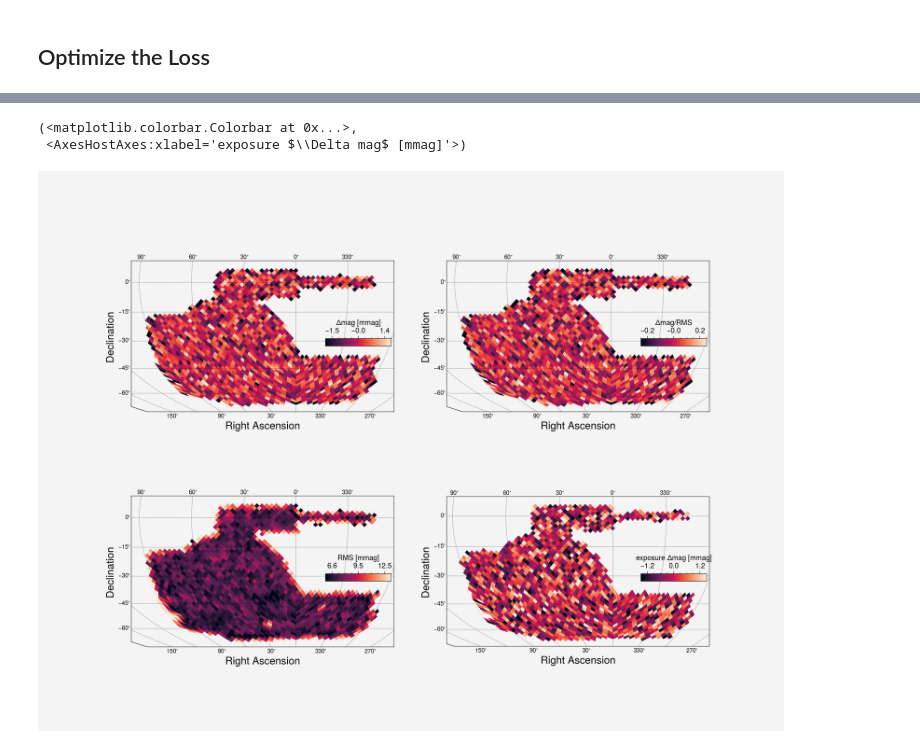
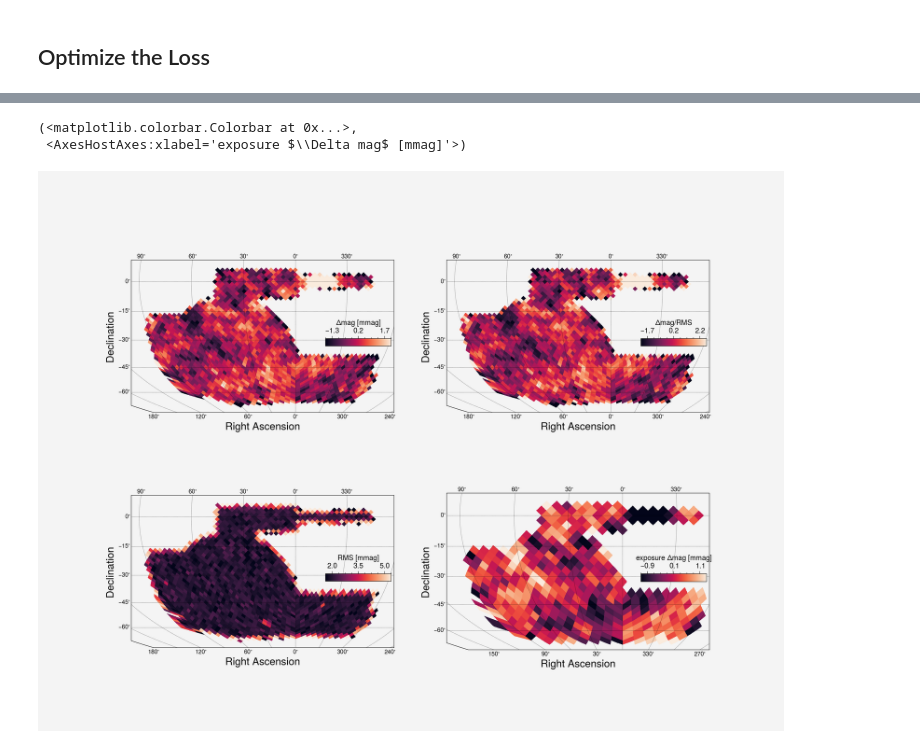
Before and after one commit to beckermr/misc, a Jupyter notebook: work/silly_cal/hack_end_to_end_with_mirror_rho.ipynb, the cells around one changed output, grey strips where cells are left out. Saved outputs shown, nothing was run; the diff lists cells and outputs as text; code cells hidden in the pictures.

```diff
--- a/work/silly_cal/hack_end_to_end_with_mirror_rho.ipynb
+++ b/work/silly_cal/hack_end_to_end_with_mirror_rho.ipynb
@@ -161,7 +218,7 @@ import skyproj
 # %%
 hmap = hsp.HealSparseMap.make_empty(32, nside, np.float64)
 # %%
-est_star = res["x"][1+fd["opt_kwargs"]["nyear"] + fd["opt_kwargs"]["nnight"]+fd["opt_kwargs"]["nexp"]:]
+est_star = res["x"][2+fd["opt_kwargs"]["nyear"] + fd["opt_kwargs"]["nnight"]+fd["opt_kwargs"]["nexp"]:]
 
 dstar = (est_star - fdd["true_star"]) * 1e3
 
@@ -207,6 +269,7 @@ def get_true_zp(fd):
         sqrt_rho_night * true_zp_night[inv_unight]
         + rho_night_fac * true_zp_nse
         + true_tel_eff[inv_uyear] * night_in_year
+        + fd["params"]["global_cal"]
     )
 
 
@@ -216,9 +279,10 @@ def get_est_zp(pars, fd):
     nyear = fd["data"]["true_tel_eff"].shape[0]
 
     rho_night = pars[0]
-    tel_eff = pars[1:1+nyear]
-    zp_night = pars[1+nyear:1+nyear+nnight]
-    zp_nse = pars[1+nyear+nnight:1+nyear+nnight+nexp]
+    global_cal = pars[1]
+    tel_eff = pars[2:2+nyear]
+    zp_night = pars[2+nyear:2+nyear+nnight]
+    zp_nse = pars[2+nyear+nnight:2+nyear+nnight+nexp]
 
     night_in_year = fd["data"]["night_in_year"]
     inv_unight = fd["data"]["inv_unight"]
@@ -231,6 +295,7 @@ def get_est_zp(pars, fd):
         sqrt_rho_night * zp_night[inv_unight]
         + rho_night_fac * zp_nse
         + tel_eff[inv_uyear] * night_in_year
+        + global_cal
     )
 
 true_zp = get_true_zp(fd)
@@ -246,8 +320,8 @@ np.mean(dzp), mad(dzp)
 # %%
-_nside = 32
+_nside = 16
 
-exp_hmap = hsp.HealSparseMap.make_empty(32, _nside, np.float64)
-nexp_hmap = hsp.HealSparseMap.make_empty(32, _nside, np.float64)
+exp_hmap = hsp.HealSparseMap.make_empty(_nside, _nside, np.float64)
+nexp_hmap = hsp.HealSparseMap.make_empty(_nside, _nside, np.float64)
 
 exp_hmap.update_values_pos(fd["data"]["exp_ra"], fd["data"]["exp_dec"], dzp, operation="add")
 nexp_hmap.update_values_pos(fd["data"]["exp_ra"], fd["data"]["exp_dec"], 1.0, operation="add")
@@ -259,32 +333,35 @@ exp_hmap_vals /= nexp_hmap_vals
 
 _ra, _dec = exp_hmap.valid_pixels_pos()
 
-mn_exp_hmap = hsp.HealSparseMap.make_empty(32, _nside, np.float64)
+mn_exp_hmap = hsp.HealSparseMap.make_empty(_nside, _nside, np.float64)
 mn_exp_hmap.update_values_pos(_ra, _dec, exp_hmap_vals)
-# %%
-fig, axs = plt.subplots(ncols=2, nrows=2, figsize=(16, 12), squeeze=False)
-
-_nside = 32
-mn_map = hmap.degrade(_nside, reduction="mean")
-sd_map = hmap.degrade(_nside, reduction="std")
-mean_sd = np.median(sd_map.get_values_pix(sd_map.valid_pixels))
-
-sp = skyproj.McBrydeSkyproj(ax=axs[0, 0])
-sp.draw_hspmap(mn_map, cmap="rocket")
-sp.draw_inset_colorbar(label="$\Delta mag$ [mmag]")
-
-sp = skyproj.McBrydeSkyproj(ax=axs[0, 1])
-sp.draw_hspmap(mn_map / mean_sd, cmap="rocket")
-sp.draw_inset_colorbar(label="$\Delta mag/RMS$")
-
-sp = skyproj.McBrydeSkyproj(ax=axs[1, 0])
-sp.draw_hspmap(sd_map, cmap="rocket")
-sp.draw_inset_colorbar(label="RMS [mmag]")
-
-sp = skyproj.McBrydeSkyproj(ax=axs[1, 1])
-sp.draw_hspmap(mn_exp_hmap, cmap="rocket")
-sp.draw_inset_colorbar(label="exposure $\Delta mag$ [mmag]")
-# %% [output]
-(<matplotlib.colorbar.Colorbar at 0x...>,
- <AxesHostAxes:xlabel='exposure $\\Delta mag$ [mmag]'>)
-[figure, removed]
+# %%
+fig, axs = plt.subplots(ncols=2, nrows=2, figsize=(16, 12), squeeze=False)
+
+global_rms = mad(dstar)
+
+_nside = 32
+mn_map = hmap.degrade(_nside, reduction="mean")
+sd_map = hmap.degrade(_nside, reduction="std")
+mean_sd = np.median(sd_map.get_values_pix(sd_map.valid_pixels))
+mad_mn_map = mad(mn_map.get_values_pix(mn_map.valid_pixels))
+
+sp = skyproj.McBrydeSkyproj(ax=axs[0, 0])
+sp.draw_hspmap(mn_map, cmap="rocket")
+sp.draw_inset_colorbar(label="$\Delta mag$ [mmag]")
+
+sp = skyproj.McBrydeSkyproj(ax=axs[0, 1])
+sp.draw_hspmap(mn_map / mad_mn_map, cmap="rocket")
+sp.draw_inset_colorbar(label="$\Delta mag/RMS$")
+
+sp = skyproj.McBrydeSkyproj(ax=axs[1, 0])
+sp.draw_hspmap(sd_map, cmap="rocket")
+sp.draw_inset_colorbar(label="RMS [mmag]")
+
+sp = skyproj.McBrydeSkyproj(ax=axs[1, 1])
+sp.draw_hspmap(mn_exp_hmap, cmap="rocket")
+sp.draw_inset_colorbar(label="exposure $\Delta mag$ [mmag]")
+# %% [output]
+(<matplotlib.colorbar.Colorbar at 0x...>,
+ <AxesHostAxes:xlabel='exposure $\\Delta mag$ [mmag]'>)
+[figure, added]
```
Also changed, not shown: parts of 11 cells of this notebook, 1 other file.
